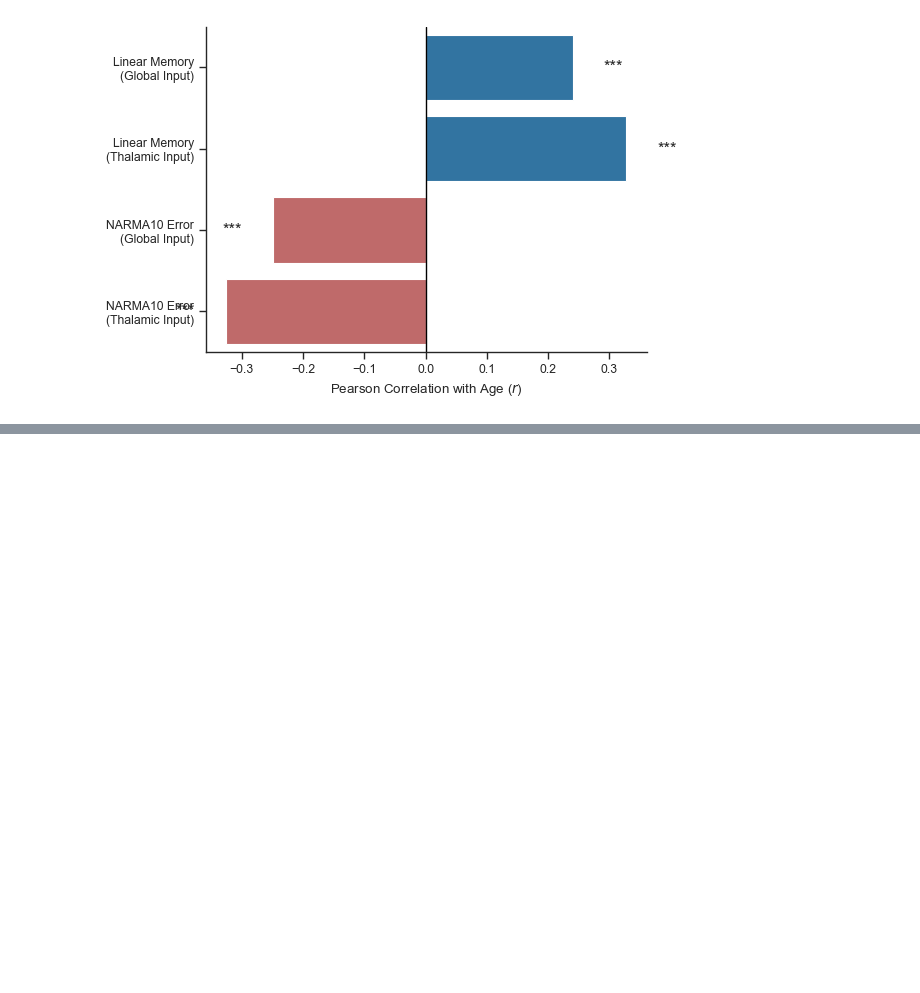
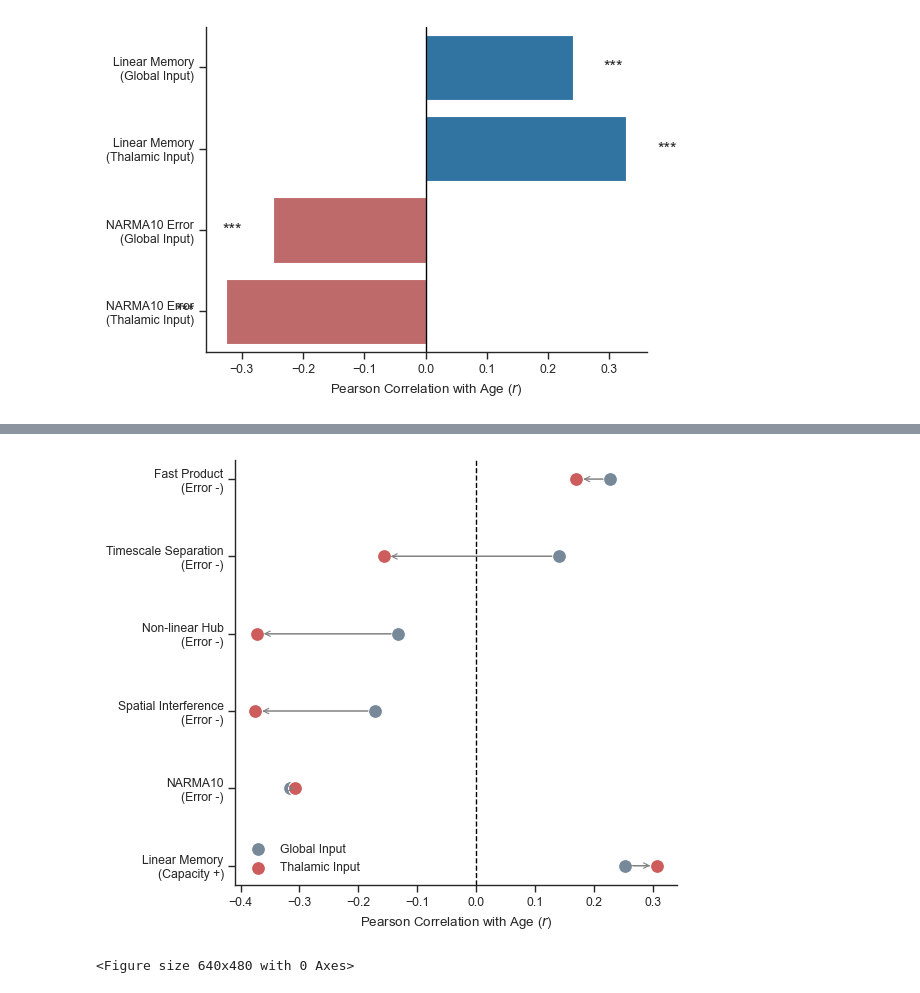
Before and after one commit to alexdeharo269/NetLearn, a Jupyter notebook: age_grouped_connectomes.ipynb, the cells around one changed output, grey strips where cells are left out. Saved outputs shown, nothing was run; the diff lists cells and outputs as text; code cells hidden in the pictures; blank space fills up the shorter version.

```diff
--- a/age_grouped_connectomes.ipynb
+++ b/age_grouped_connectomes.ipynb
@@ -262,0 +374,70 @@ Passing `palette` without assigning `hue` is deprecated and will be removed in v
+# %%
+import pandas as pd
+import matplotlib.pyplot as plt
+import seaborn as sns
+import numpy as np
+
+# 1. Load Data
+df = pd.read_csv('ESNcpp/All_Tasks_Results.txt')
+
+# 2. Compute Correlations
+tasks = ['MC', 'NARMA', 'Multi', 'Hub', 'Time', 'Fast']
+corrs = {'Task': [], 'Global': [], 'Bio': []}
+
+for task in tasks:
+    r_glob, _ = pearsonr(df['Age'], df[f'{task}_Glob'])
+    r_bio, _ = pearsonr(df['Age'], df[f'{task}_Bio'])
+
+    corrs['Task'].append(task)
+    corrs['Global'].append(r_glob)
+    corrs['Bio'].append(r_bio)
+
+df_corr = pd.DataFrame(corrs)
+
+# Clean labels for the y-axis
+label_map = {
+    'MC': 'Linear Memory\n(Capacity +)',
+    'NARMA': 'NARMA10\n(Error -)',
+    'Multi': 'Spatial Interference\n(Error -)',
+    'Hub': 'Non-linear Hub\n(Error -)',
+    'Time': 'Timescale Separation\n(Error -)',
+    'Fast': 'Fast Product\n(Error -)'
+}
+df_corr['Task_Label'] = df_corr['Task'].map(label_map)
+
+# 3. Plotting (Dumbbell Plot)
+sns.set_theme(style="ticks", context="paper")
+fig, ax = plt.subplots(figsize=(6, 5))
+
+# Draw the lines connecting Global and Bio
+ax.hlines(y=df_corr.index, xmin=df_corr['Global'], xmax=df_corr['Bio'], color='gray', alpha=0.5, zorder=1)
+
+# Draw the points
+sns.scatterplot(data=df_corr, x='Global', y=df_corr.index, color='lightslategray', s=100, label='Global Input', zorder=2, ax=ax)
+sns.scatterplot(data=df_corr, x='Bio', y=df_corr.index, color='indianred', s=100, label='Thalamic Input', zorder=3, ax=ax)
+
+# Draw arrows to emphasize the shift direction and magnitude
+for i, row in df_corr.iterrows():
+    ax.annotate('', xy=(row['Bio'], i), xytext=(row['Global'], i),
+                arrowprops=dict(arrowstyle="->", color='gray', shrinkA=5, shrinkB=5))
+
+# Formatting
+ax.axvline(0, color='black', linewidth=1, linestyle='--')
+ax.set_yticks(df_corr.index)
+ax.set_yticklabels(df_corr['Task_Label'])
+ax.set_xlabel(r'Pearson Correlation with Age ($r$)')
+ax.set_ylabel('')
+
+# Legend adjustments
+ax.legend(loc='lower left', frameon=False)
+sns.despine()
+
+plt.tight_layout()
+plt.show()
+plt.savefig('results/ESN/correlation_all_prediction_tasks_input_shift.png', dpi=300)
+
+!! medir la disparity de las matrices de neuronas de salida. buscar otra tarea que beneficie a los jovenes.
+!!como cambia memory capacity con la edad para un solo tau.
+# %% [output]
+[figure, added]
+<Figure size 640x480 with 0 Axes>
```
Also changed, not shown: parts of 10 cells of this notebook, 11 other files.
